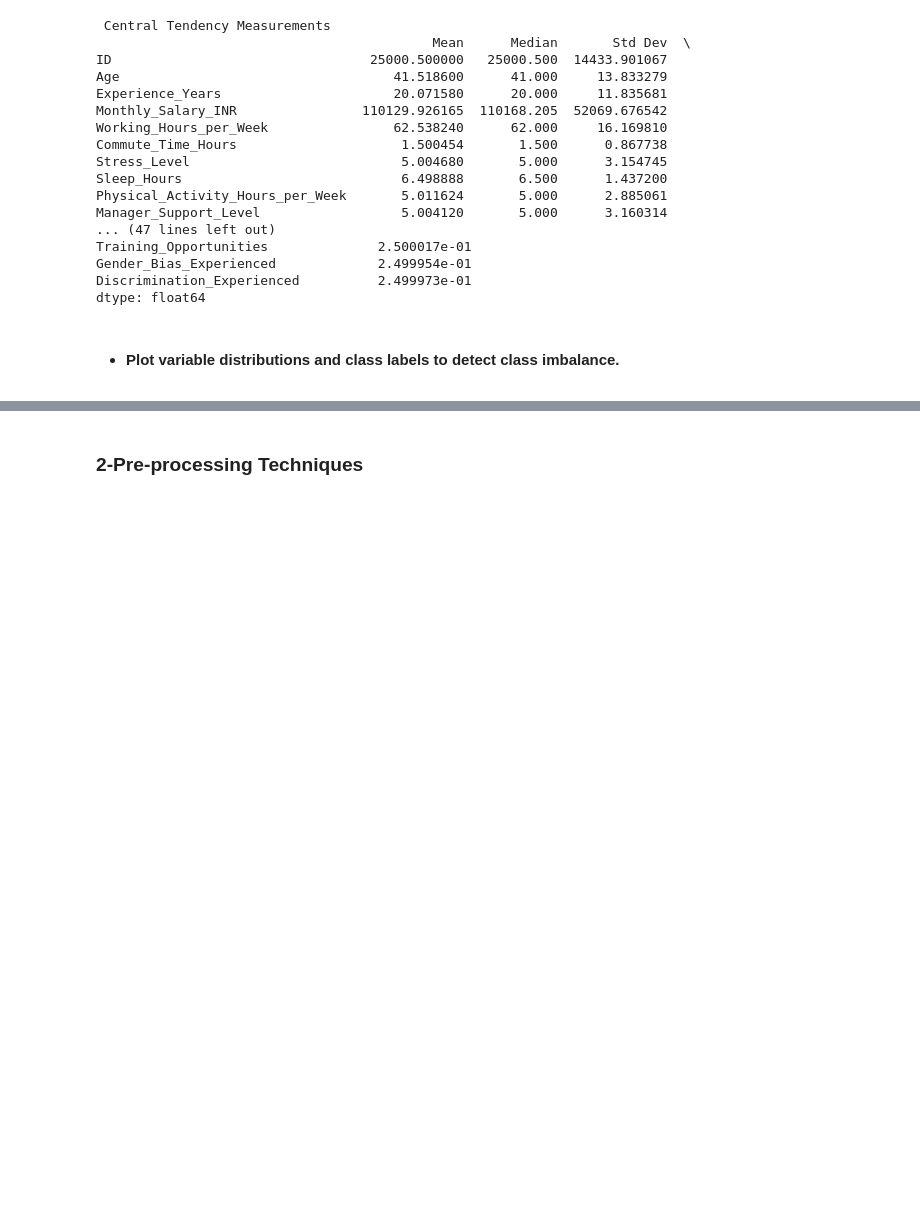
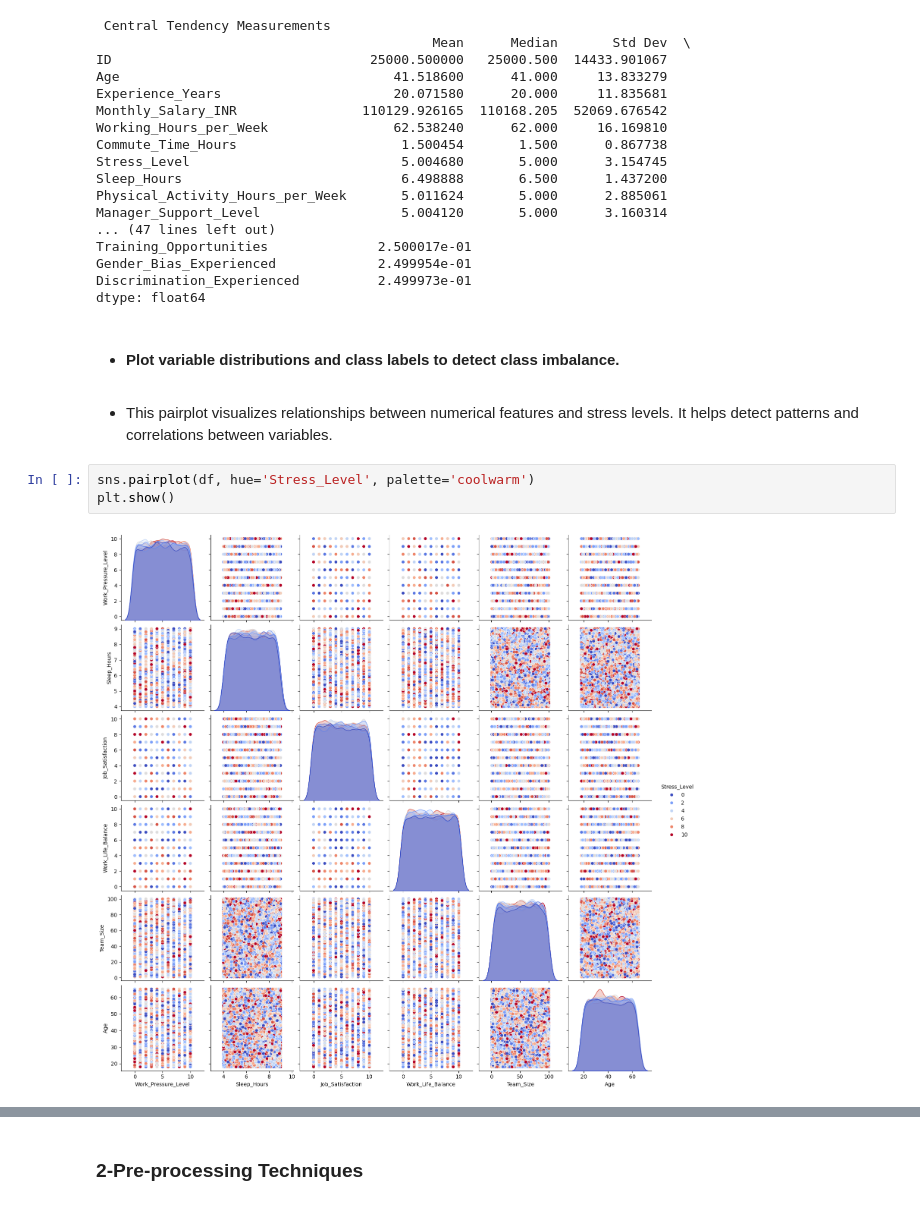
Before and after one commit to SanaAlotaibi/DataMiningProject, a Jupyter notebook: phase2.ipynb, the cells around one changed output, grey strips where cells are left out. Cells and saved outputs as stored; diff of their text form; blank space fills up the shorter version.

```diff
--- a/phase2.ipynb
+++ b/phase2.ipynb
@@ -88,3 +152,10 @@ Discrimination_Experienced          2.499973e-01
 dtype: float64
 # %% [markdown]
 - #### Plot variable distributions and class labels to detect class imbalance.
+# %% [markdown]
+- This pairplot visualizes relationships between numerical features and stress levels. It helps detect patterns and correlations between variables.
+# %%
+sns.pairplot(df, hue='Stress_Level', palette='coolwarm')
+plt.show()
+# %% [output]
+[figure, added]
```
Also changed, not shown: parts of 10 cells of this notebook.
